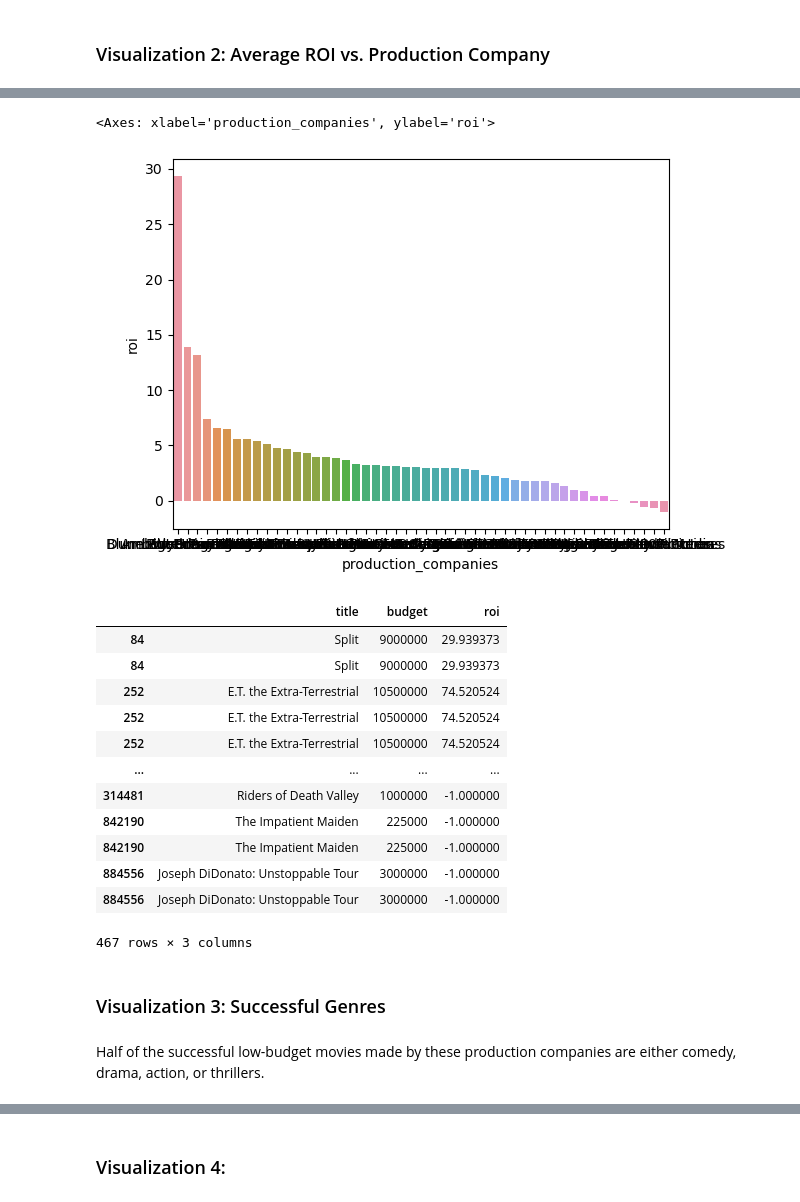
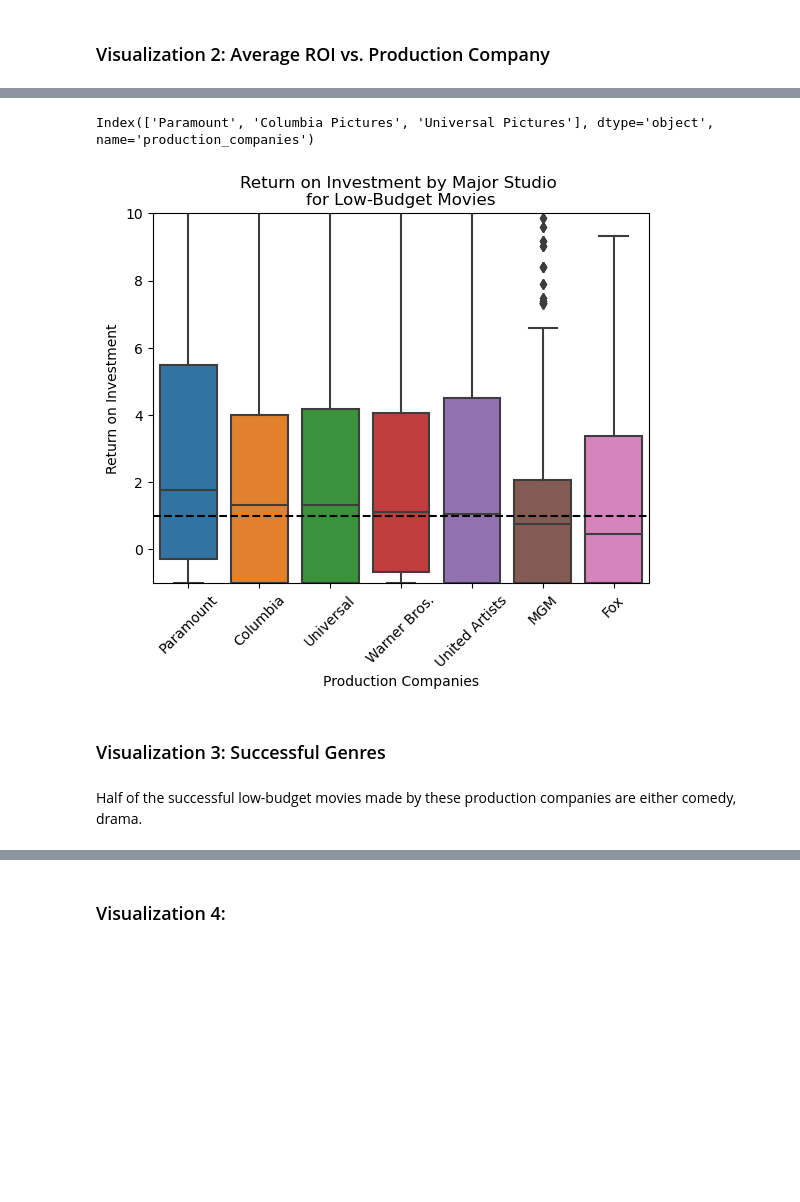
Before and after one commit to jgoett2/Phase-2-MovieProject, a Jupyter notebook: index.ipynb, the cells around one changed output, grey strips where cells are left out. Drawn from its saved outputs; the diff is of its cells as text; code cells hidden in the pictures; blank space fills up the shorter version.

```diff
--- a/index.ipynb
+++ b/index.ipynb
@@ -124,25 +116,30 @@ Index(['Dune Entertainment', 'Blumhouse Productions', 'Amblin Entertainment',
-# %%
-sns.barplot(production_roi, x=production_roi.index, y=production_roi["roi"])
-# %% [output]
-<Axes: xlabel='production_companies', ylabel='roi'>
-[figure, removed]
-# %%
-df.loc[(df["production_companies"] == "Universal Pictures") & (df["budget"] < 12000000),["title","budget", "roi"]]
-# %% [output]
-|  | title | budget | roi |
-| 84 | Split | 9000000 | 29.939373 |
-| 84 | Split | 9000000 | 29.939373 |
-| 252 | E.T. the Extra-Terrestrial | 10500000 | 74.520524 |
-| 252 | E.T. the Extra-Terrestrial | 10500000 | 74.520524 |
-| 252 | E.T. the Extra-Terrestrial | 10500000 | 74.520524 |
-| ... | ... | ... | ... |
-| 314481 | Riders of Death Valley | 1000000 | -1.000000 |
-| 842190 | The Impatient Maiden | 225000 | -1.000000 |
-| 842190 | The Impatient Maiden | 225000 | -1.000000 |
-| 884556 | Joseph DiDonato: Unstoppable Tour | 3000000 | -1.000000 |
-| 884556 | Joseph DiDonato: Unstoppable Tour | 3000000 | -1.000000 |
-467 rows × 3 columns
+# %%
+df_low_budget = df[df["budget"] < 15000000]
+df_low_budget = df_low_budget.groupby("production_companies").count()
+studio_low_budget = list(df_low_budget[df_low_budget["roi"] > 200].index)
+
+temp = df.loc[(df["budget"] < 15000000) & (df["production_companies"].isin(studio_low_budget)), ["production_companies","roi"]]
+studios_ordered = temp.groupby("production_companies").median().sort_values("roi", ascending=False).index
+
+fig, ax = plt.subplots()
+sns.boxplot(data=temp, x="production_companies", y="roi", order=studios_ordered, ax=ax)
+ax.hlines(y=1.0, xmin=-0.5, xmax=6.5, color="black", linestyles="dashed")
+ax.set_ylim(-1, 10)
+ax.set_xlabel("Production Companies")
+ax.set_ylabel("Return on Investment")
+ax.set_title("Return on Investment by Major Studio \nfor Low-Budget Movies")
+
+ax.set_xticklabels(["Paramount", "Columbia", "Universal", "Warner Bros.", "United Artists", "MGM", "Fox"])
+ax.tick_params("x", labelrotation=45)
+
+fig.savefig("Presentation/Images/roi_studio_low_budget.png", bbox_inches="tight")
+
+target_studios = studios_ordered[:3]
+target_studios
+# %% [output]
+Index(['Paramount', 'Columbia Pictures', 'Universal Pictures'], dtype='object', name='production_companies')
+[figure, added]
 # %% [markdown]
 ### Visualization 3: Successful Genres
 # %% [markdown]
-Half of the successful low-budget movies made by these production companies are either comedy, drama, action, or thrillers.
+Half of the successful low-budget movies made by these production companies are either comedy, drama.
```
Also changed, not shown: parts of 15 cells of this notebook.
